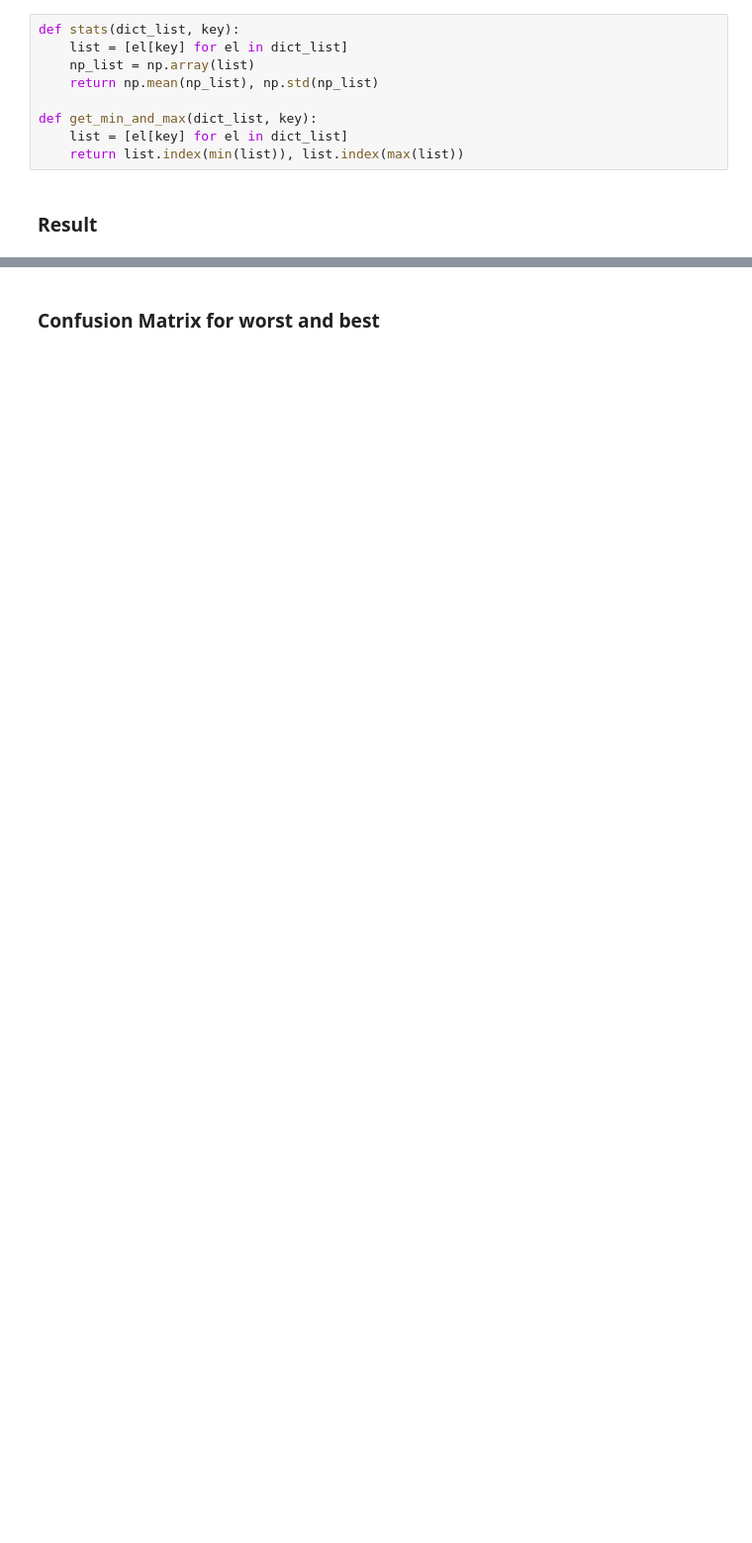
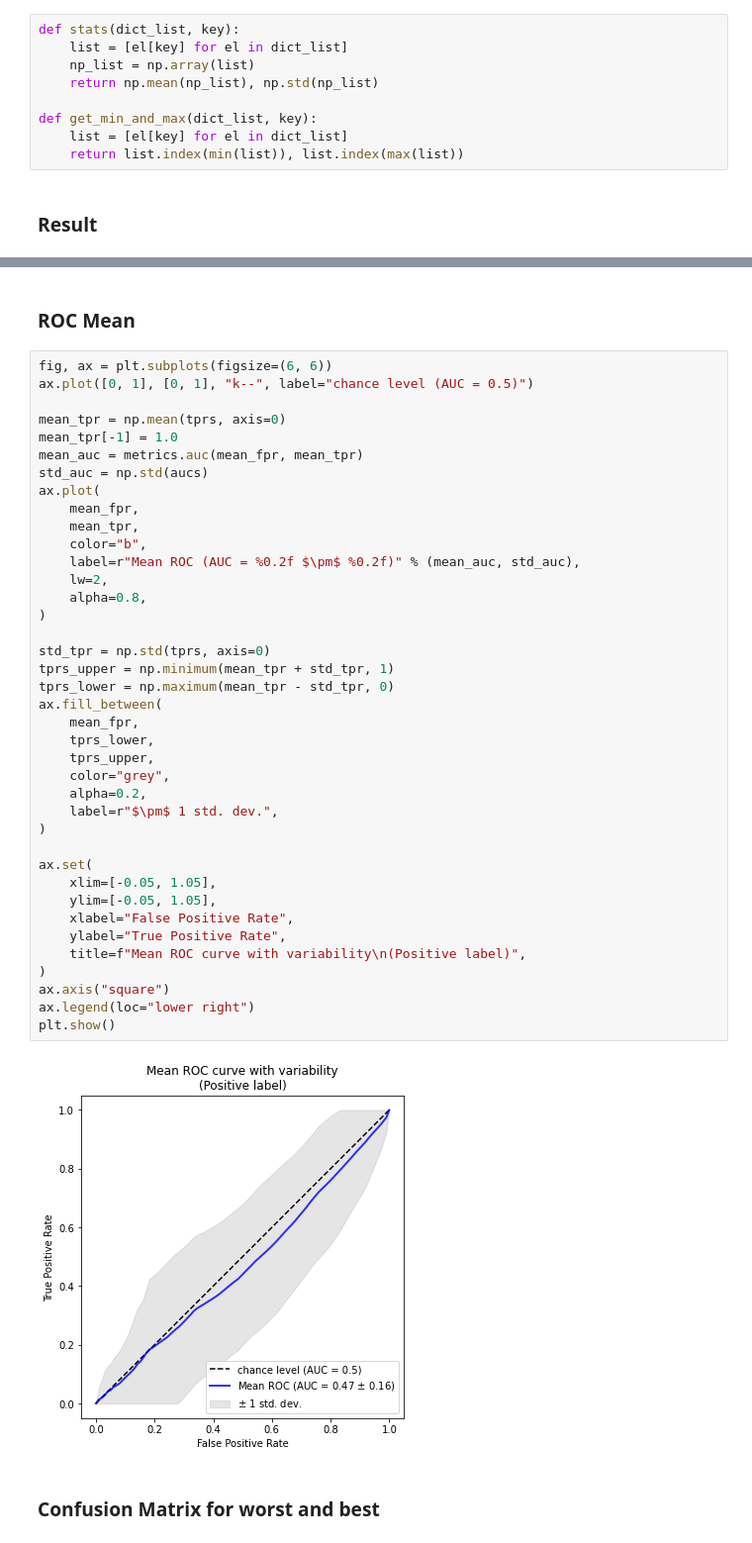
Before and after one commit to androjus/RandomForest_but_AQ, a Jupyter notebook: dataset-students.ipynb, the cells around one changed output, grey strips where cells are left out. Shown: that part at 99% size. Drawn from its saved outputs; the diff is of its cells as text; blank space fills up the shorter version.

```diff
--- a/dataset-students.ipynb
+++ b/dataset-students.ipynb
@@ -86,3 +132,46 @@ all_stats[max_v]
+# %% [markdown]
+### ROC Mean
+# %%
+fig, ax = plt.subplots(figsize=(6, 6))
+ax.plot([0, 1], [0, 1], "k--", label="chance level (AUC = 0.5)")
+
+mean_tpr = np.mean(tprs, axis=0)
+mean_tpr[-1] = 1.0
+mean_auc = metrics.auc(mean_fpr, mean_tpr)
+std_auc = np.std(aucs)
+ax.plot(
+    mean_fpr,
+    mean_tpr,
+    color="b",
+    label=r"Mean ROC (AUC = %0.2f $\pm$ %0.2f)" % (mean_auc, std_auc),
+    lw=2,
+    alpha=0.8,
+)
+
+std_tpr = np.std(tprs, axis=0)
+tprs_upper = np.minimum(mean_tpr + std_tpr, 1)
+tprs_lower = np.maximum(mean_tpr - std_tpr, 0)
+ax.fill_between(
+    mean_fpr,
+    tprs_lower,
+    tprs_upper,
+    color="grey",
+    alpha=0.2,
+    label=r"$\pm$ 1 std. dev.",
+)
+
+ax.set(
+    xlim=[-0.05, 1.05],
+    ylim=[-0.05, 1.05],
+    xlabel="False Positive Rate",
+    ylabel="True Positive Rate",
+    title=f"Mean ROC curve with variability\n(Positive label)",
+)
+ax.axis("square")
+ax.legend(loc="lower right")
+plt.show()
+# %% [output]
+[figure, added]
 # %% [markdown]
 ### Confusion Matrix for worst and best
 # %%
```
Also changed, not shown: parts of 12 cells of this notebook, 7 other files.
